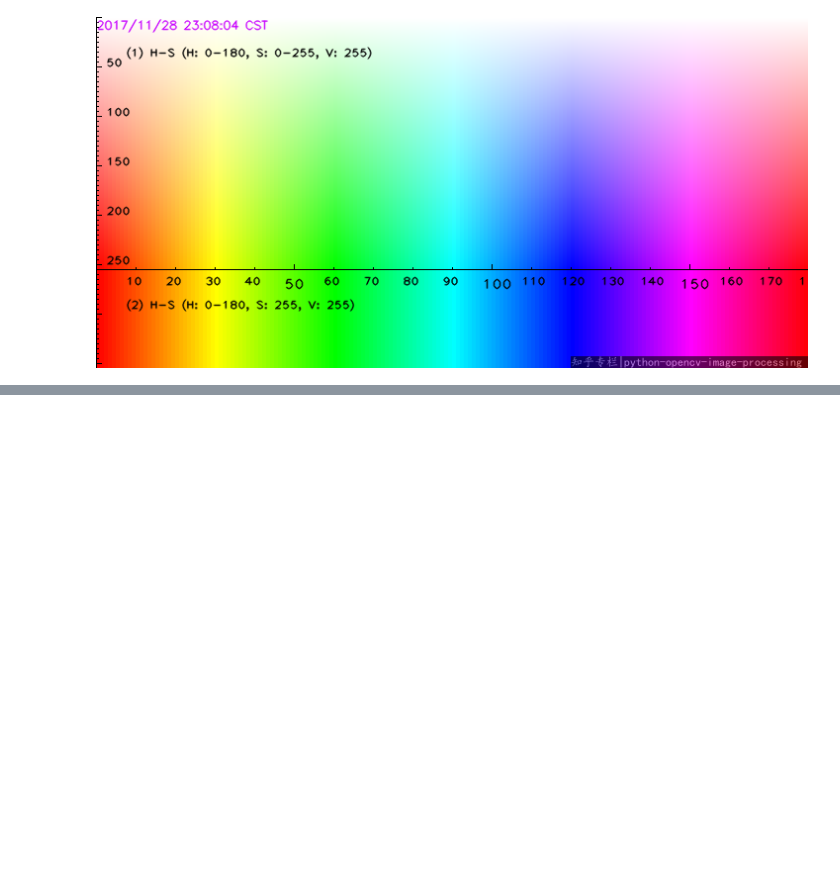
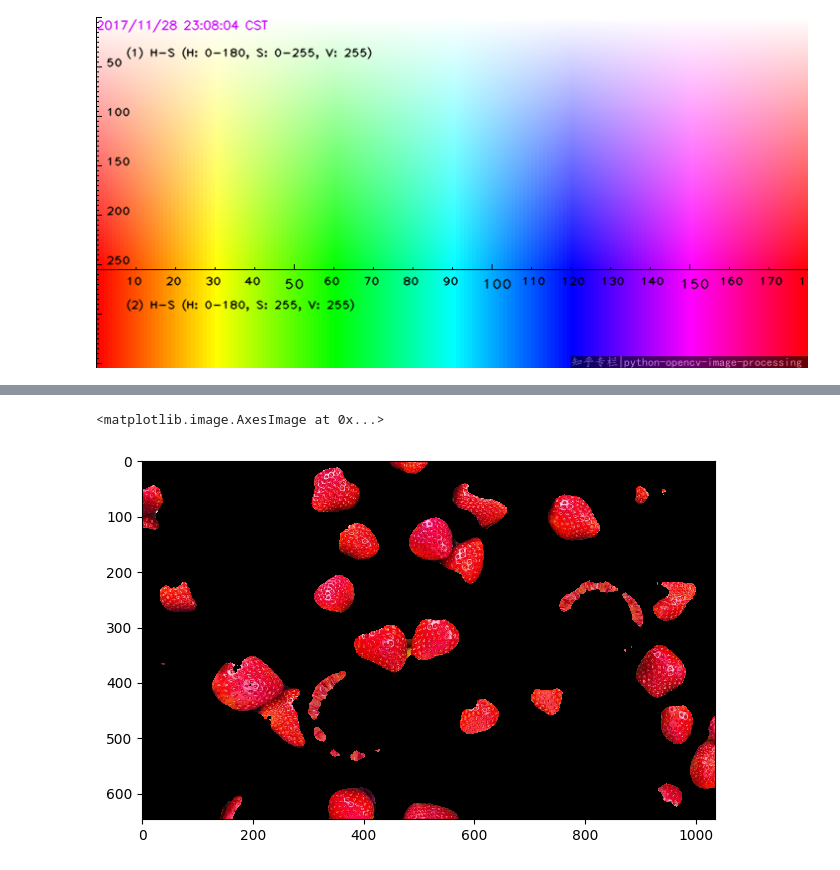
Before and after one commit to emely3h/Geospatial_ML, a Jupyter notebook: experiments/hsv.ipynb, the cells around one changed output, grey strips where cells are left out. Cells and saved outputs as stored; diff of their text form; code cells hidden in the pictures; blank space fills up the shorter version.

```diff
--- a/experiments/hsv.ipynb
+++ b/experiments/hsv.ipynb
@@ -64,0 +73,16 @@ fig.colorbar(im, ax=ax[2], fraction=0.04)
+# %%
+# create hsv mask
+lower_hmask = fruits_hsv[:,:,0] > 0.9
+upper_hmask = fruits_hsv[:,:,0] < 0.03
+smask= fruits_hsv[:,:,1] > 0.7
+mask_1 = median_filter((lower_hmask+upper_hmask)*smask, size = 25)
+
+# segment RGB image
+red = fruits[:,:,0]*mask_1
+green = fruits[:,:,1]*mask_1
+blue = fruits[:,:,2]*mask_1
+strawberry_masked = np.dstack((red,green,blue))
+io.imshow(strawberry_masked)
+# %% [output]
+<matplotlib.image.AxesImage at 0x...>
+[figure, added]
```
Also changed, not shown: parts of 11 cells of this notebook, 3 other files.
